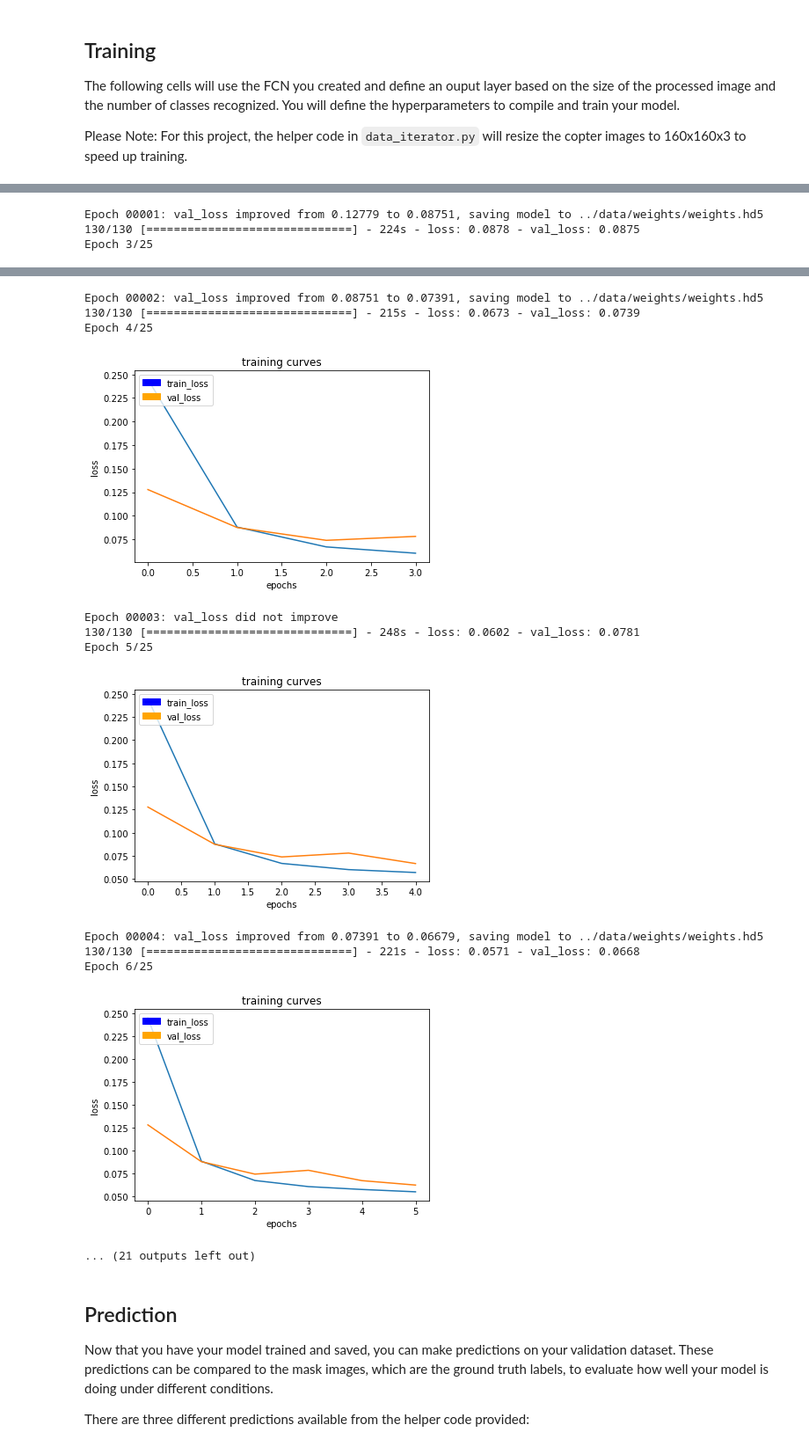
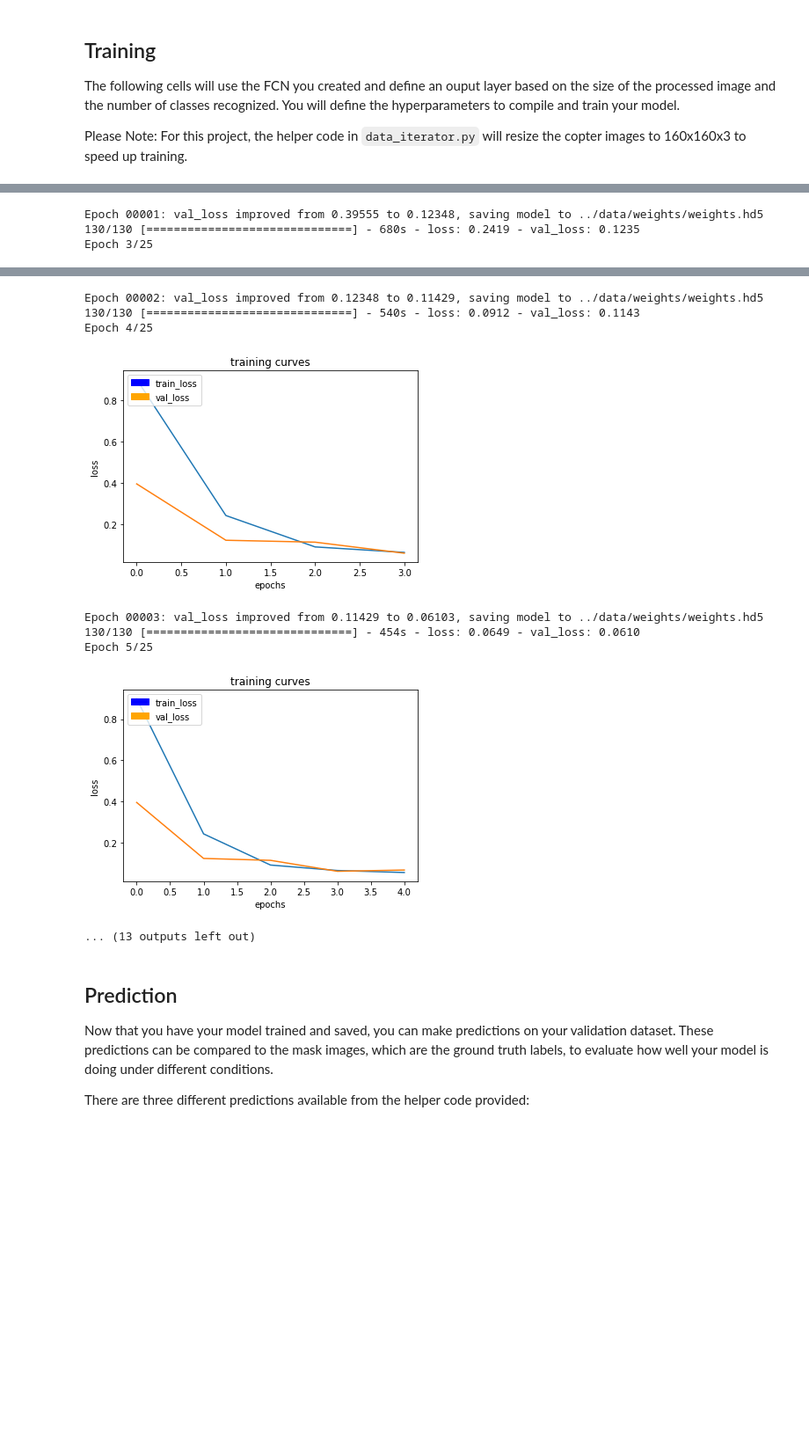
Before and after one commit to alikureishy/ROBO-followme-project, a Jupyter notebook: code/model_training.ipynb, the cells around one changed output, grey strips where cells are left out. Shown at 88% size. Drawn from its saved outputs; the diff is of its cells as text; code cells hidden in the pictures; blank space fills up the shorter version.

Commit message:
Some rearchitecting of the model

```diff
--- a/code/model_training.ipynb
+++ b/code/model_training.ipynb
@@ -113,11 +129,11 @@ In the following cells, you will build an FCN to train a model to detect and loc
 ### Encoder Block
 Create an encoder block that includes a separable convolution layer using the `separable_conv2d_batchnorm()` function. The `filters` parameter defines the size or depth of the output layer. For example, 32 or 64.
 # %%
-def encoder_block(input_layer, filters, strides):
-
-    # TODO Create a separable convolution layer using the separable_conv2d_batchnorm() function.
-    output_layer = separable_conv2d_batchnorm(input_layer, filters, strides=strides)
-    return output_layer
+def encoder_block(input_layer, filters, strides, name="encoder-block"):
+    with tf.name_scope(name):
+        # TODO Create a separable convolution layer using the separable_conv2d_batchnorm() function.
+        output_layer = separable_conv2d_batchnorm(input_layer, filters, strides=strides, name="separable-convolution-block")
+        return output_layer
 # %% [markdown]
 ### Decoder Block
 The decoder block is comprised of three parts:
@@ -180,8 +221,15 @@ This section defines two data augmentation methods:
 # %%
 # To filter out any image files that do not satisfy certain criteria (DURING TRAINING ONLY)
 def do_filter(image_path, mask_path):
-    # contains_hero = misc.imread(mask_path)[:,:,0].max() == 255
-    # return not contains_hero # If hero exists, we should return False
+    contains_hero = misc.imread(mask_path)[:,:,0].max() == 255
+    if not contains_hero:
+        r = random.uniform(0, 1)
+        if r > 0.30:
+            return False # We process only 70% of images without the hero
+        else:
+            return True
+
+    # If hero exists, we always accept by returning False
     return False
 
 # To modify the image and mask before they are used for training (DURING TRAINING ONLY)
@@ -225,7 +273,7 @@ class T (object):
     validation_set_names = ['set0']
     weights_file_name = 'weights.hd5'
     arch_file_name = 'architecture.json'
-    reload_weights = True
+    reload_weights = False
     skip_training = False
     dry_run = False
 
@@ -257,11 +315,16 @@ Conv6: (?, 160, 160, 3)
 DON'T MODIFY ANYTHING IN THIS CELL THAT IS BELOW THIS LINE
 """
 import json
+
+sess = tf.Session()
+writer = tf.summary.FileWriter('../logs')
+writer.add_graph(sess.graph)
+
 # Define the Keras model and compile it for training
 arch_file_path = os.path.join("../data/weights/", T.arch_file_name)
 weights_file_path = os.path.join("../data/weights/", T.weights_file_name)
 model = models.Model(inputs=inputs, outputs=output_layer)
-model.compile(optimizer=keras.optimizers.Adam(T.learning_rate), loss='categorical_crossentropy')
+model.compile(optimizer=keras.optimizers.Nadam(T.learning_rate), loss='categorical_crossentropy') # lr=0.002, beta_1=0.9, beta_2=0.999, epsilon=None, schedule_decay=0.004)
 if T.reload_weights and os.path.isfile(arch_file_path) and os.path.isfile(weights_file_path):
     print ("Continuing training from existing model file:", arch_file_path)
     with open(arch_file_path, 'r') as arch_file:
@@ -297,8 +360,15 @@ if not T.skip_training:
 
     # Setting up some callbacks
     callbacks = []
-    callbacks.append(keras.callbacks.TensorBoard(log_dir='../logs'))
-    callbacks.append(keras.callbacks.EarlyStopping(monitor='val_loss', min_delta=0.0001, patience=2, verbose=1, mode='min'))
+    callbacks.append(keras.callbacks.TensorBoard(log_dir='../logs'
+#                                                  , histogram_freq=1, \
+#                                                 write_graph=True, \
+#                                                 write_grads=True, \
+#                                                 batch_size=T.batch_size, \
+#                                                 write_images=True)
+                                                )
+                    )
+    callbacks.append(keras.callbacks.EarlyStopping(monitor='val_loss', min_delta=0.0001, patience=4, verbose=1, mode='min'))
 
     ############################
     # History:
@@ -338,7 +408,7 @@ if not T.skip_training:
         # Also save the architecture
         model_arch_json = model.to_json()
         with open(arch_file_path, "w+") as arch_file:
-            json.dump(model_arch_json, arch_file_path)
+            json.dump(model_arch_json, arch_file)
 
     ############################
     # Training:
@@ -367,3 +439,3 @@ Epoch 2/25
-Epoch 00001: val_loss improved from 0.12779 to 0.08751, saving model to ../data/weights/weights.hd5
-130/130 [==============================] - 224s - loss: 0.0878 - val_loss: 0.0875
-Epoch 3/25
+Epoch 00001: val_loss improved from 0.39555 to 0.12348, saving model to ../data/weights/weights.hd5
+130/130 [==============================] - 680s - loss: 0.2419 - val_loss: 0.1235
+Epoch 3/25
@@ -371,16 +443,12 @@ Epoch 3/25
-Epoch 00002: val_loss improved from 0.08751 to 0.07391, saving model to ../data/weights/weights.hd5
-130/130 [==============================] - 215s - loss: 0.0673 - val_loss: 0.0739
-Epoch 4/25
+Epoch 00002: val_loss improved from 0.12348 to 0.11429, saving model to ../data/weights/weights.hd5
+130/130 [==============================] - 540s - loss: 0.0912 - val_loss: 0.1143
+Epoch 4/25
-[figure, old version]
+[figure, new version]
-Epoch 00003: val_loss did not improve
-130/130 [==============================] - 248s - loss: 0.0602 - val_loss: 0.0781
-Epoch 5/25
+Epoch 00003: val_loss improved from 0.11429 to 0.06103, saving model to ../data/weights/weights.hd5
+130/130 [==============================] - 454s - loss: 0.0649 - val_loss: 0.0610
+Epoch 5/25
-[figure, old version]
+[figure, new version]
-Epoch 00004: val_loss improved from 0.07391 to 0.06679, saving model to ../data/weights/weights.hd5
-130/130 [==============================] - 221s - loss: 0.0571 - val_loss: 0.0668
-Epoch 6/25
-[figure, removed]
-... (21 outputs left out)
+... (13 outputs left out)
 # %%
 # Save your trained model weights
 # model_tools.save_network(model, T.weight_file_name)
```
Also changed, not shown: parts of 18 cells of this notebook.
